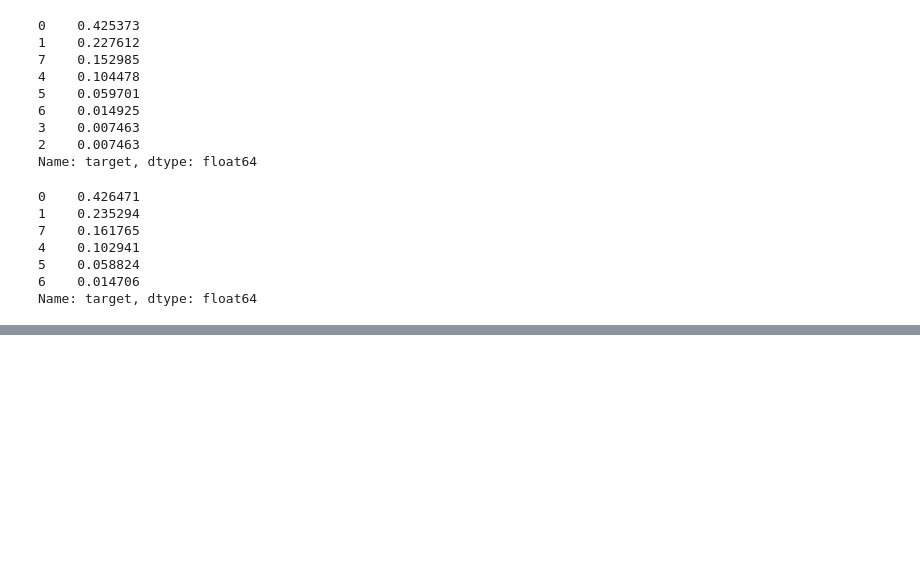
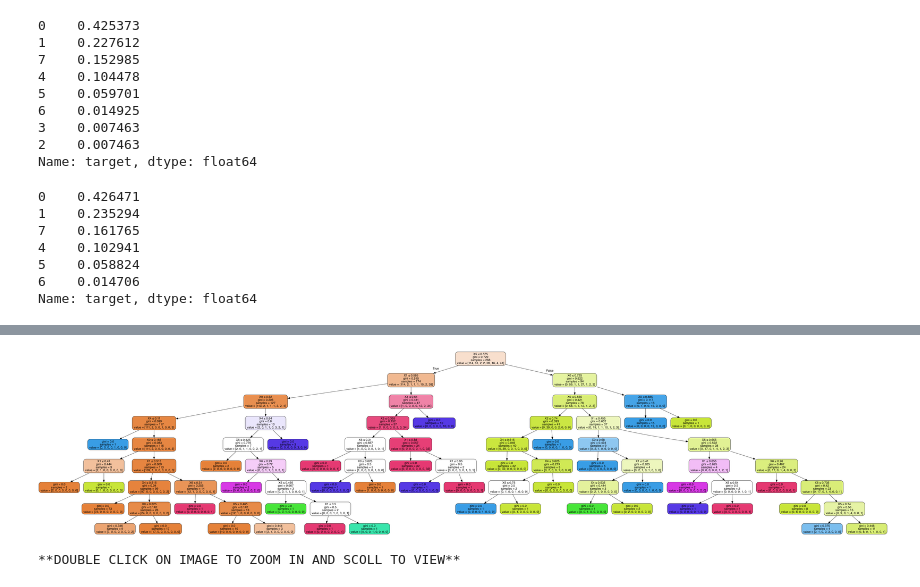
Before and after one commit to PrathyushaSangam/DataScienceUsingPython, a Jupyter notebook: ecoli.ipynb, the cells around one changed output, grey strips where cells are left out. Saved outputs shown, nothing was run; the diff lists cells and outputs as text; code cells hidden in the pictures; blank space fills up the shorter version.

```diff
--- a/ecoli.ipynb
+++ b/ecoli.ipynb
@@ -188,0 +269,15 @@ Name: target, dtype: float64
+# %%
+from sklearn.externals.six import StringIO
+from IPython.display import Image
+from sklearn.tree import export_graphviz
+import pydotplus
+dot_data = StringIO()
+export_graphviz(dtree, out_file=dot_data,
+                filled=True, rounded=True,
+                special_characters=True)
+graph = pydotplus.graph_from_dot_data(dot_data.getvalue())
+Image(graph.create_png())
+print("**DOUBLE CLICK ON IMAGE TO ZOOM IN AND SCOLL TO VIEW**")
+# %% [output]
+[figure, added]
+**DOUBLE CLICK ON IMAGE TO ZOOM IN AND SCOLL TO VIEW**
```
Also changed, not shown: parts of 20 cells of this notebook.
